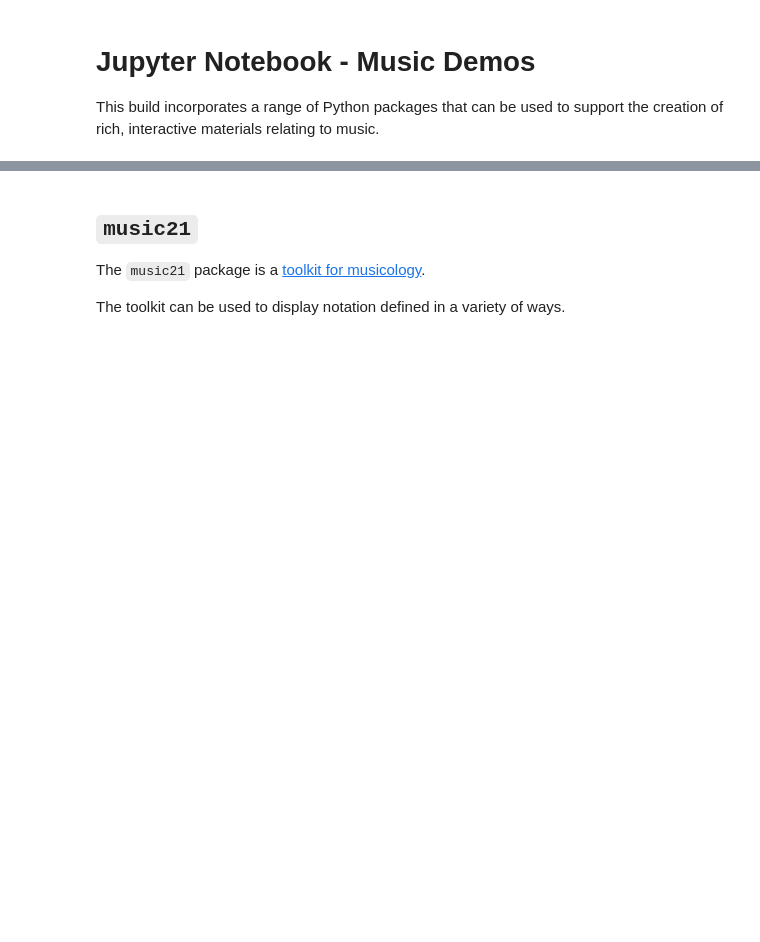
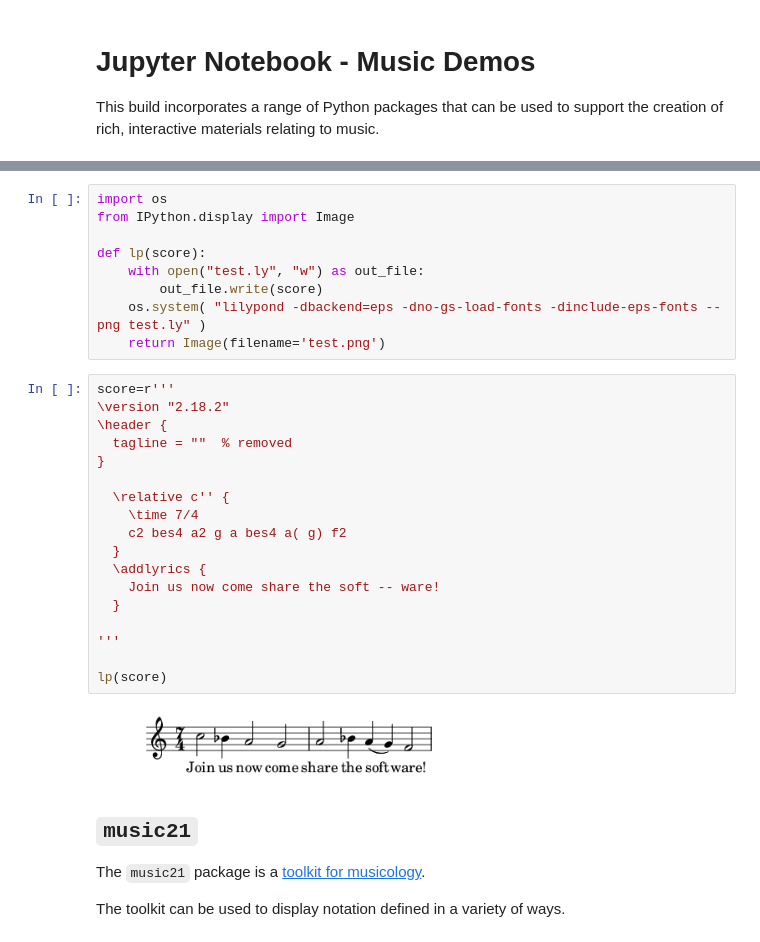
Before and after one commit to psychemedia/showntell, a Jupyter notebook: index_music.ipynb, the cells around one changed output, grey strips where cells are left out. Saved outputs shown, nothing was run; the diff lists cells and outputs as text; blank space fills up the shorter version.

```diff
--- a/index_music.ipynb
+++ b/index_music.ipynb
@@ -41,3 +9,32 @@ abj.show(staff)
+# %%
+import os
+from IPython.display import Image
+
+def lp(score):
+    with open("test.ly", "w") as out_file:
+        out_file.write(score)
+    os.system( "lilypond -dbackend=eps -dno-gs-load-fonts -dinclude-eps-fonts --png test.ly" )
+    return Image(filename='test.png')
+# %%
+score=r'''
+\version "2.18.2"
+\header {
+  tagline = ""  % removed
+}
+
+  \relative c'' {
+    \time 7/4
+    c2 bes4 a2 g a bes4 a( g) f2
+  }
+  \addlyrics {
+    Join us now come share the soft -- ware!
+  }
+
+'''
+
+lp(score)
+# %% [output]
+[figure, added]
 # %% [markdown]
 ## `music21`
 
```
Also changed, not shown: parts of 18 cells of this notebook, 4 other files.
